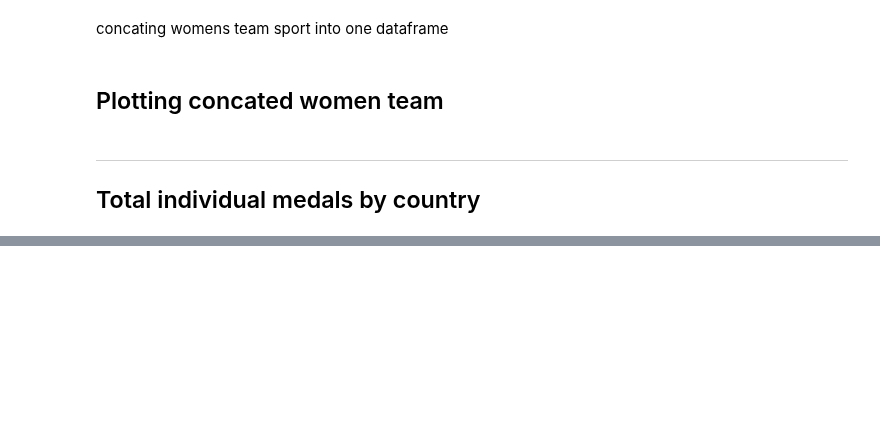
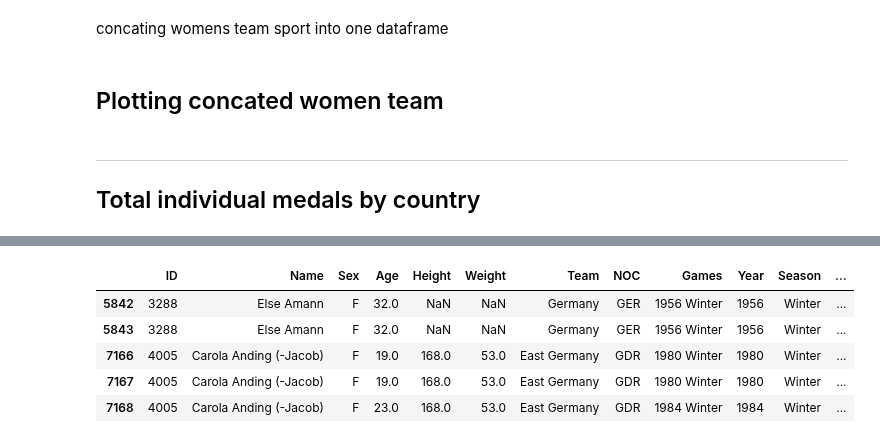
Before and after one commit to wlinds/ITHS-Projekt-OS, a Jupyter notebook: Notes/jonas_uppgift_2_even_cleaner.ipynb, the cells around one changed output, grey strips where cells are left out. Saved outputs shown, nothing was run; the diff lists cells and outputs as text; code cells hidden in the pictures; blank space fills up the shorter version.

```diff
--- a/Notes/jonas_uppgift_2_even_cleaner.ipynb
+++ b/Notes/jonas_uppgift_2_even_cleaner.ipynb
@@ -239,3 +260,14 @@ fig = px.histogram(
     color_discrete_sequence=[px.colors.qualitative.Dark2[6],px.colors.qualitative.Dark2[7],px.colors.qualitative.Dark2[5]]
 )
 fig.show()
+# %%
+xcs_df.head()
+df_germany_2 = xcs_df.query("region == 'Germany'")
+df_germany_2.head()
+# %% [output]
+|  | ID | Name | Sex | Age | Height | Weight | Team | NOC | Games | Year | Season | ... |
+| 5842 | 3288 | Else Amann | F | 32.0 | NaN | NaN | Germany | GER | 1956 Winter | 1956 | Winter | ... |
+| 5843 | 3288 | Else Amann | F | 32.0 | NaN | NaN | Germany | GER | 1956 Winter | 1956 | Winter | ... |
+| 7166 | 4005 | Carola Anding (-Jacob) | F | 19.0 | 168.0 | 53.0 | East Germany | GDR | 1980 Winter | 1980 | Winter | ... |
+| 7167 | 4005 | Carola Anding (-Jacob) | F | 19.0 | 168.0 | 53.0 | East Germany | GDR | 1980 Winter | 1980 | Winter | ... |
+| 7168 | 4005 | Carola Anding (-Jacob) | F | 23.0 | 168.0 | 53.0 | East Germany | GDR | 1984 Winter | 1984 | Winter | ... |
```
Also changed, not shown: parts of 3 cells of this notebook, 2 other files.
